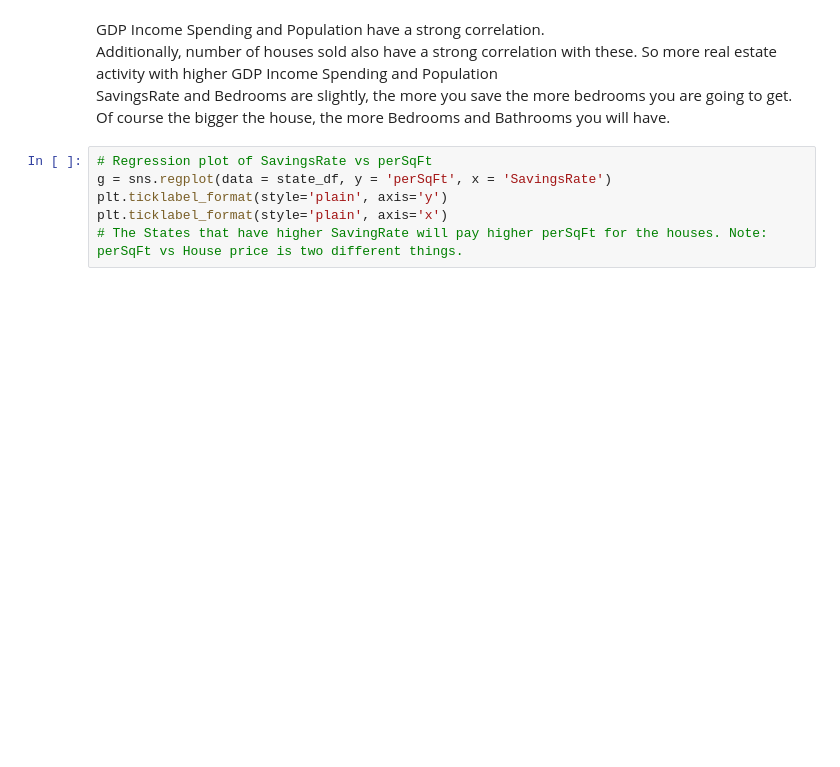
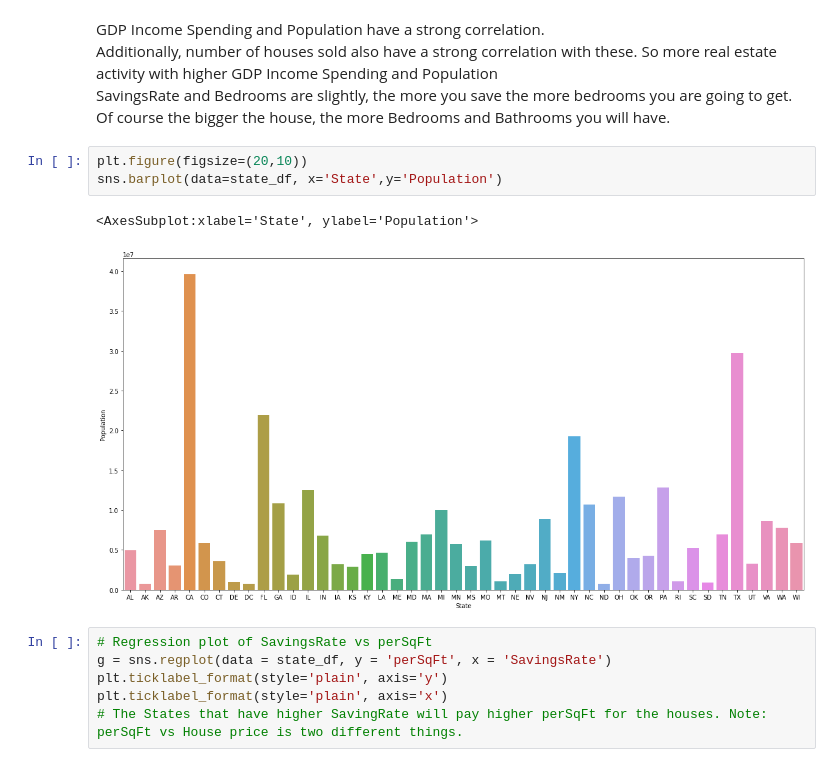
Before and after one commit to StockJanitor/CIS41_Project, a Jupyter notebook: CIS41_Project.ipynb, the cells around one changed output. Cells and saved outputs as stored; diff of their text form; blank space fills up the shorter version.

```diff
--- a/CIS41_Project.ipynb
+++ b/CIS41_Project.ipynb
@@ -863,6 +867,12 @@ Additionally, number of houses sold also have a strong correlation with these. S
 SavingsRate and Bedrooms are slightly, the more you save the more bedrooms you are going to get.
 <br>
 Of course the bigger the house, the more Bedrooms and Bathrooms you will have.
+# %%
+plt.figure(figsize=(20,10))
+sns.barplot(data=state_df, x='State',y='Population')
+# %% [output]
+<AxesSubplot:xlabel='State', ylabel='Population'>
+[figure, added]
 # %%
 # Regression plot of SavingsRate vs perSqFt
 g = sns.regplot(data = state_df, y = 'perSqFt', x = 'SavingsRate')
```
Also changed, not shown: parts of 2 cells of this notebook.
